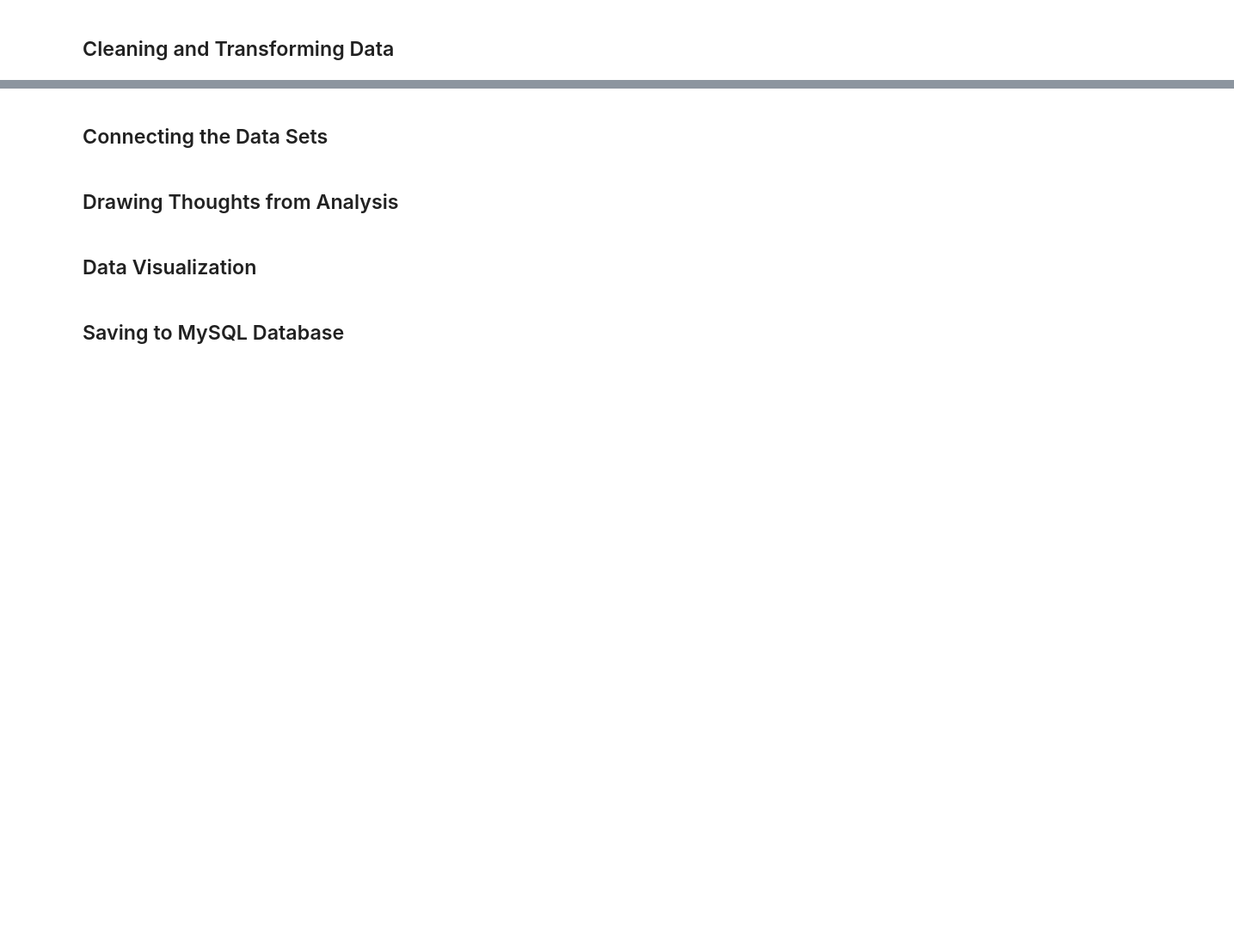
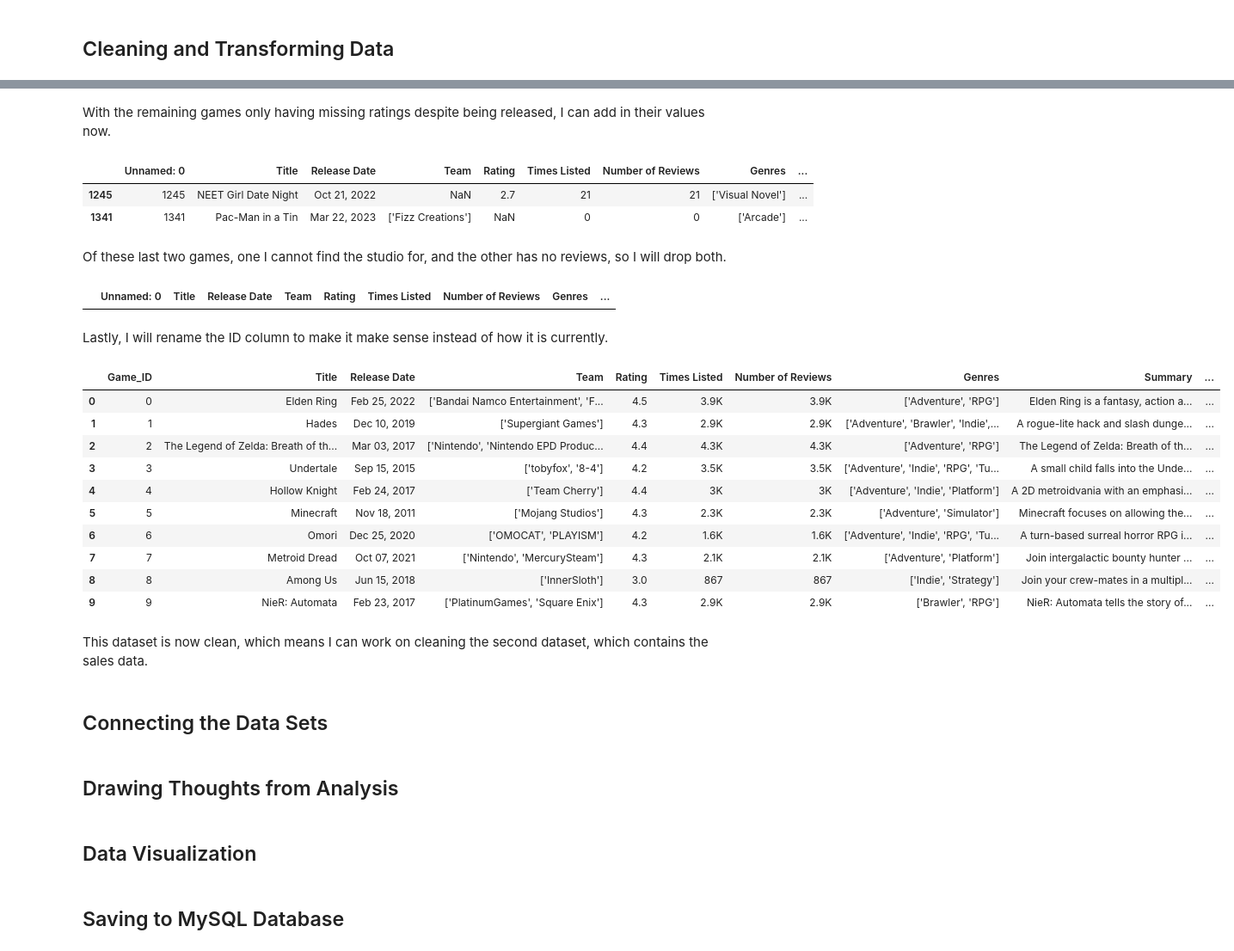
Before and after one commit to Rayan-Arshed/Data-Pipeline-Assessment-Video-Game-Data, a Jupyter notebook: Data-Pipeline-Assessment.ipynb, the cells around one changed output, grey strips where cells are left out. Shown at 86% size. Drawn from its saved outputs; the diff is of its cells as text; code cells hidden in the pictures; blank space fills up the shorter version.

Commit message:
Cleaned and Transformed the Reviews dataframe

```diff
--- a/Data-Pipeline-Assessment.ipynb
+++ b/Data-Pipeline-Assessment.ipynb
@@ -169,0 +233,7 @@ df_sales[df_sales.isna().any(axis=1)]
+# %%
+df_reviews = df_reviews.drop(df_reviews[df_reviews["Title"] == "Death Stranding 2"].index)
+df_reviews = df_reviews.drop(df_reviews[df_reviews["Title"] == "Final Fantasy VII Rebirth"].index)
+df_reviews = df_reviews.drop(df_reviews[df_reviews["Title"] == "Judas"].index)
+df_reviews = df_reviews.drop(df_reviews[df_reviews["Title"] == "Earthblade"].index)
+
+df_reviews[df_reviews.isna().any(axis=1)]
@@ -170,3 +252,59 @@ df_sales[df_sales.isna().any(axis=1)]
+# %% [markdown]
+With the remaining games only having missing ratings despite being released, I can add in their values now.
+# %%
+df_reviews.loc[df_reviews["Title"] == "Final Fantasy XVI", "Rating"] = 4.0
+
+df_reviews.loc[df_reviews["Title"] == "Lies of P", "Rating"] = 4.1
+
+df_reviews.loc[df_reviews["Title"] == "Like a Dragon Gaiden: The Man Who Erased His Name", "Rating"] = 4.2
+
+df_reviews.loc[df_reviews["Title"] == "The Legend of Zelda: Tears of the Kingdom", "Rating"] = 4.5
+
+df_reviews.loc[df_reviews["Title"] == "Star Wars Jedi: Survivor", "Rating"] = 4.0
+
+df_reviews.loc[df_reviews["Title"] == "We Love Katamari Reroll + Royal Reverie", "Rating"] = 4.3
+
+df_reviews.loc[df_reviews["Title"] == "Diablo IV", "Rating"] = 3.4
+
+# df_reviews.loc[df_reviews["Title"] == "Pac-Man in a Tin", "Rating"] = 4.0 - There is still no rating for this, so this will be dropped later
+
+df_reviews.loc[df_reviews["Title"] == "Pokémon Añil", "Rating"] = 3.7
+
+
+
+df_reviews[df_reviews.isna().any(axis=1)]
+# %% [output]
+|  | Unnamed: 0 | Title | Release Date | Team | Rating | Times Listed | Number of Reviews | Genres | ... |
+| 1245 | 1245 | NEET Girl Date Night | Oct 21, 2022 | NaN | 2.7 | 21 | 21 | ['Visual Novel'] | ... |
+| 1341 | 1341 | Pac-Man in a Tin | Mar 22, 2023 | ['Fizz Creations'] | NaN | 0 | 0 | ['Arcade'] | ... |
+# %% [markdown]
+Of these last two games, one I cannot find the studio for, and the other has no reviews, so I will drop both.
+# %%
+df_reviews = df_reviews.dropna()
+
+df_reviews[df_reviews.isna().any(axis=1)]
+# %% [output]
+|  | Unnamed: 0 | Title | Release Date | Team | Rating | Times Listed | Number of Reviews | Genres | ... |
+# %% [markdown]
+Lastly, I will rename the ID column to make it make sense instead of how it is currently.
+# %%
+df_reviews.rename(columns={"Unnamed: 0": "Game_ID"}, inplace=True)
+# %%
+df_reviews.head(10)
+# %% [output]
+|  | Game_ID | Title | Release Date | Team | Rating | Times Listed | Number of Reviews | Genres | Summary | ... |
+| 0 | 0 | Elden Ring | Feb 25, 2022 | ['Bandai Namco Entertainment', 'F... | 4.5 | 3.9K | 3.9K | ['Adventure', 'RPG'] | Elden Ring is a fantasy, action a... | ... |
+| 1 | 1 | Hades | Dec 10, 2019 | ['Supergiant Games'] | 4.3 | 2.9K | 2.9K | ['Adventure', 'Brawler', 'Indie',... | A rogue-lite hack and slash dunge... | ... |
+| 2 | 2 | The Legend of Zelda: Breath of th... | Mar 03, 2017 | ['Nintendo', 'Nintendo EPD Produc... | 4.4 | 4.3K | 4.3K | ['Adventure', 'RPG'] | The Legend of Zelda: Breath of th... | ... |
+| 3 | 3 | Undertale | Sep 15, 2015 | ['tobyfox', '8-4'] | 4.2 | 3.5K | 3.5K | ['Adventure', 'Indie', 'RPG', 'Tu... | A small child falls into the Unde... | ... |
+| 4 | 4 | Hollow Knight | Feb 24, 2017 | ['Team Cherry'] | 4.4 | 3K | 3K | ['Adventure', 'Indie', 'Platform'] | A 2D metroidvania with an emphasi... | ... |
+| 5 | 5 | Minecraft | Nov 18, 2011 | ['Mojang Studios'] | 4.3 | 2.3K | 2.3K | ['Adventure', 'Simulator'] | Minecraft focuses on allowing the... | ... |
+| 6 | 6 | Omori | Dec 25, 2020 | ['OMOCAT', 'PLAYISM'] | 4.2 | 1.6K | 1.6K | ['Adventure', 'Indie', 'RPG', 'Tu... | A turn-based surreal horror RPG i... | ... |
+| 7 | 7 | Metroid Dread | Oct 07, 2021 | ['Nintendo', 'MercurySteam'] | 4.3 | 2.1K | 2.1K | ['Adventure', 'Platform'] | Join intergalactic bounty hunter ... | ... |
+| 8 | 8 | Among Us | Jun 15, 2018 | ['InnerSloth'] | 3.0 | 867 | 867 | ['Indie', 'Strategy'] | Join your crew-mates in a multipl... | ... |
+| 9 | 9 | NieR: Automata | Feb 23, 2017 | ['PlatinumGames', 'Square Enix'] | 4.3 | 2.9K | 2.9K | ['Brawler', 'RPG'] | NieR: Automata tells the story of... | ... |
+# %% [markdown]
+This dataset is now clean, which means I can work on cleaning the second dataset, which contains the sales data.
 # %% [markdown]
 ## Connecting the Data Sets
 # %% [markdown]
```
Also changed, not shown: parts of 12 cells of this notebook, 1 other file.
